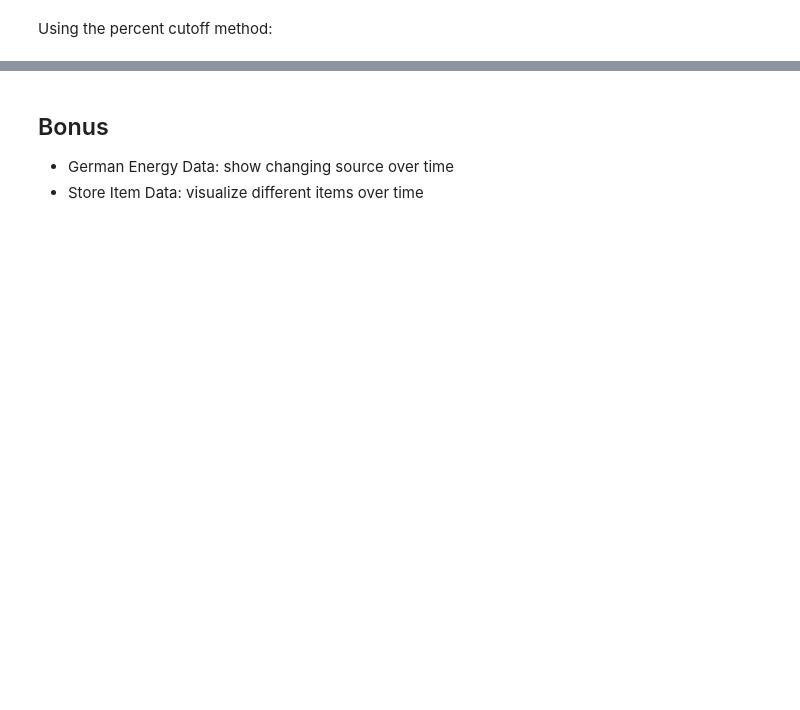
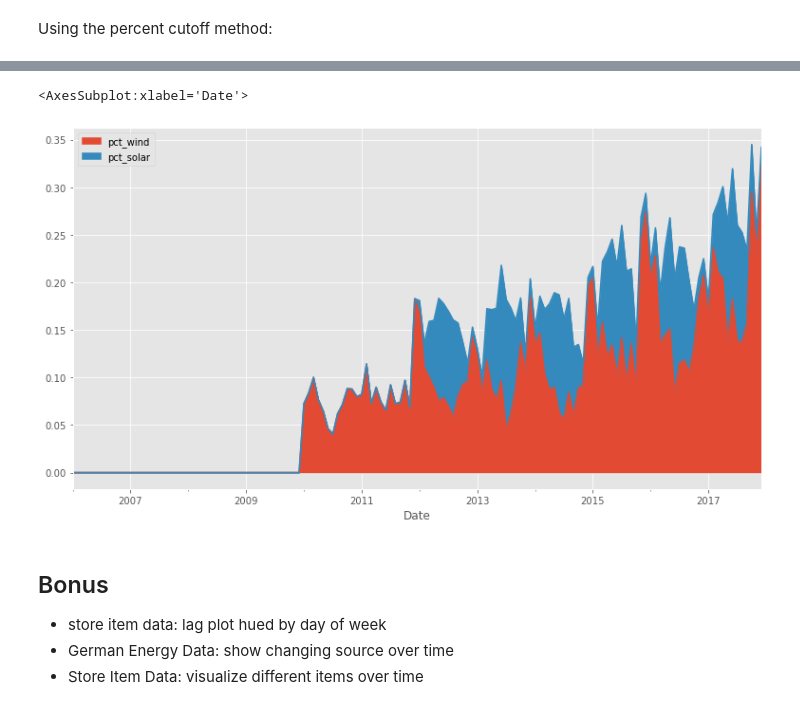
Before and after one commit to CodeupClassroom/florence-time-series-exercises, a Jupyter notebook: explore_exercise.ipynb, the cells around one changed output, grey strips where cells are left out. Saved outputs shown, nothing was run; the diff lists cells and outputs as text; code cells hidden in the pictures; blank space fills up the shorter version.

```diff
--- a/explore_exercise.ipynb
+++ b/explore_exercise.ipynb
@@ -148,0 +280,5 @@ None
+# %%
+df = pd.read_csv('https://raw.githubusercontent.com/jenfly/opsd/master/opsd_germany_daily.csv')
+df.Date = pd.to_datetime(df.Date)
+print(df.shape)
+df.head()
@@ -148,0 +293,2 @@ None
+# %%
+df = df.set_index('Date').fillna(0)
@@ -149,5 +312,16 @@ None
+# %%
+df = df.resample('M').sum()
+# %%
+df['pct_wind'] = df.Wind / df.Consumption
+df['pct_solar'] = df.Solar / df.Consumption
+# %%
+df[['pct_wind', 'pct_solar']].plot.area()
+# %% [output]
+<AxesSubplot:xlabel='Date'>
+[figure, added]
 # %% [markdown]
 ## Bonus
 
+- store item data: lag plot hued by day of week
 - German Energy Data: show changing source over time
 - Store Item Data: visualize different items over time
```
Also changed, not shown: parts of 27 cells of this notebook.
